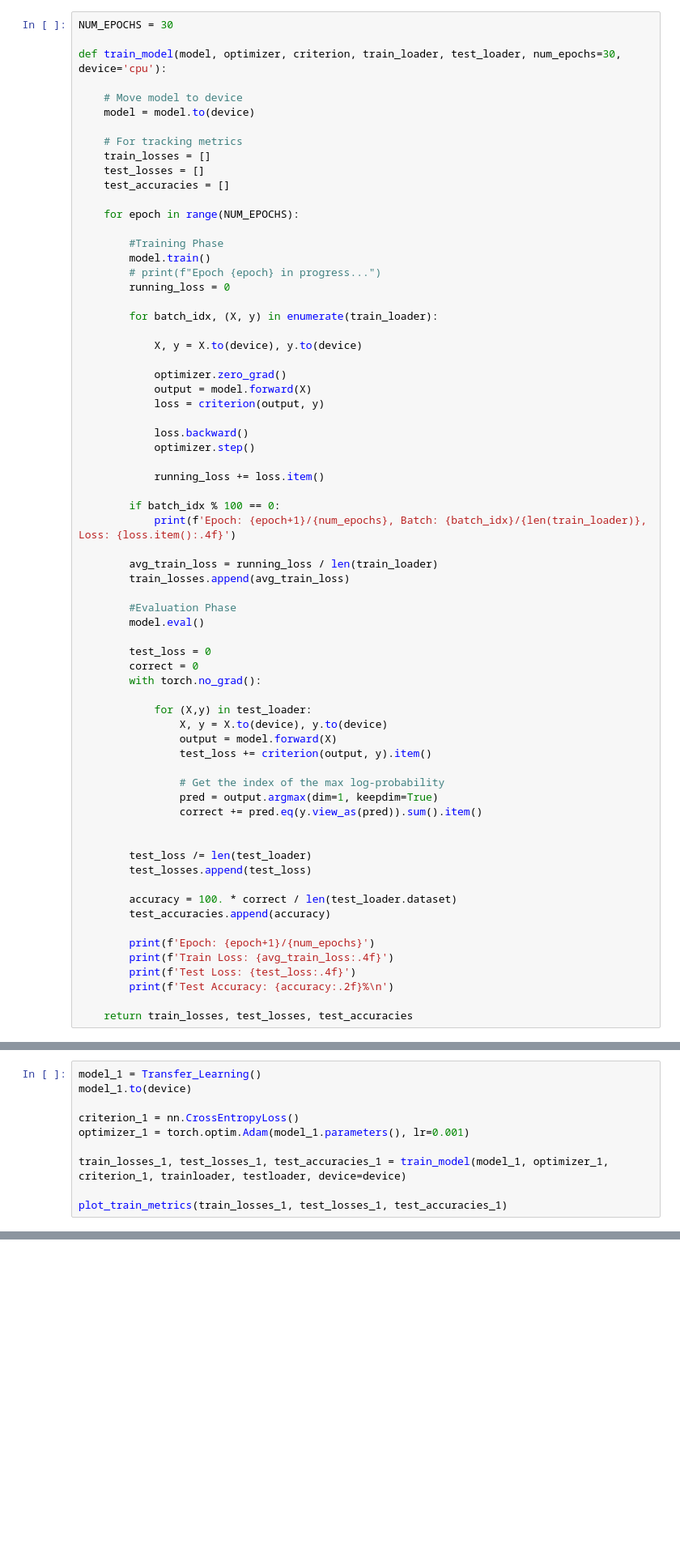
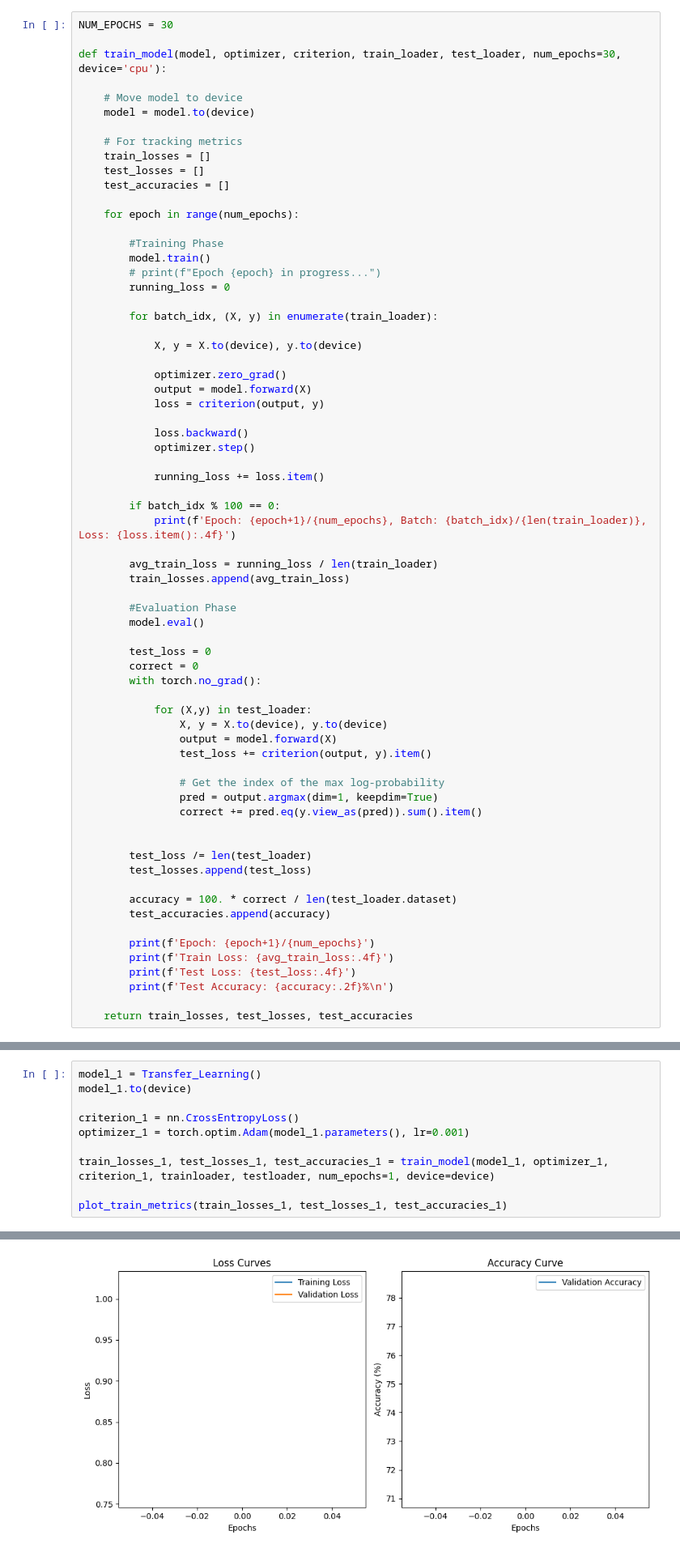
Before and after one commit to pranav-vish/PyTorch-Refresher, a Jupyter notebook: cifar_exploration.ipynb, the cells around one changed output, grey strips where cells are left out. Shown: that part at 81% size. Cells and saved outputs as stored; diff of their text form; blank space fills up the shorter version.

```diff
--- a/cifar_exploration.ipynb
+++ b/cifar_exploration.ipynb
@@ -30,7 +30,7 @@ def train_model(model, optimizer, criterion, train_loader, test_loader, num_epoc
     test_losses = []
     test_accuracies = []
 
-    for epoch in range(NUM_EPOCHS):
+    for epoch in range(num_epochs):
 
         #Training Phase
         model.train()
@@ -197,7 +197,7 @@ model_1.to(device)
 criterion_1 = nn.CrossEntropyLoss()
 optimizer_1 = torch.optim.Adam(model_1.parameters(), lr=0.001)
 
-train_losses_1, test_losses_1, test_accuracies_1 = train_model(model_1, optimizer_1, criterion_1, trainloader, testloader, device=device)
+train_losses_1, test_losses_1, test_accuracies_1 = train_model(model_1, optimizer_1, criterion_1, trainloader, testloader, num_epochs=1, device=device)
 
 plot_train_metrics(train_losses_1, test_losses_1, test_accuracies_1)
 # %% [output]
@@ -222,0 +208 @@ Test Accuracy: 83.38%
+[figure, added]
```
Also changed, not shown: parts of 2 cells of this notebook, 1 other file.
